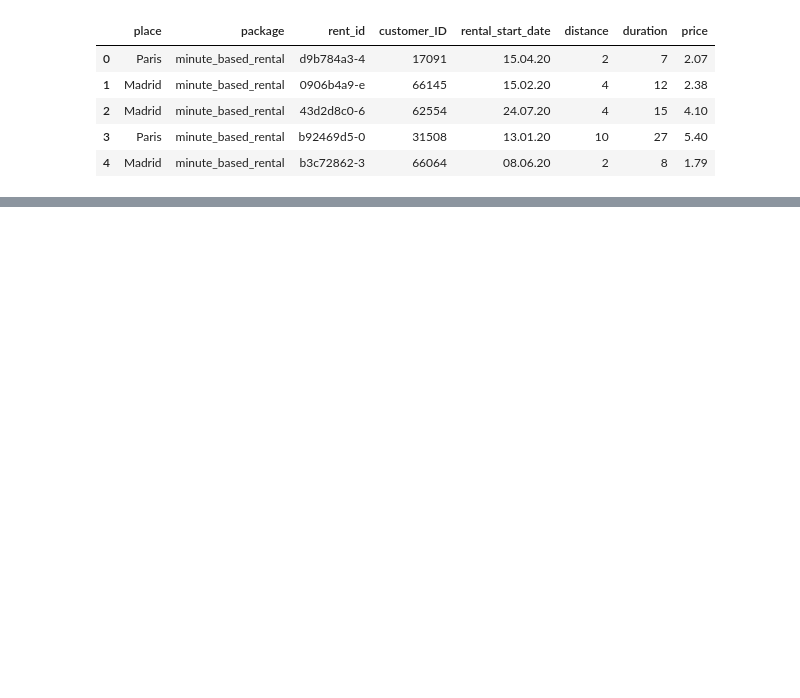
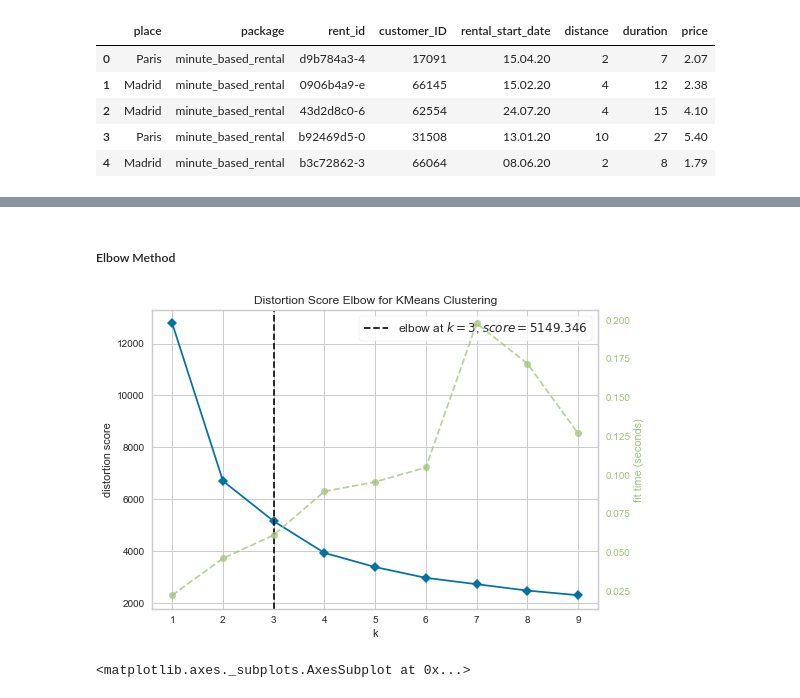
Before and after one commit to samsonafo/Building_Customers_Clusters_Using_Unsupervised_ML, a Jupyter notebook: model_development.ipynb, the cells around one changed output, grey strips where cells are left out. Saved outputs shown, nothing was run; the diff lists cells and outputs as text; code cells hidden in the pictures; blank space fills up the shorter version.

```diff
--- a/model_development.ipynb
+++ b/model_development.ipynb
@@ -35,0 +59,5 @@ rentals.head()
+# %%
+#merge the 2 dataframe's together.
+
+df = rentals.merge(customers, on='customer_ID')
+df.head()
@@ -35,0 +116,8 @@ rentals.head()
+# %%
+#initialize the ordinal_encoder for Gender
+ce_ord = ce.OrdinalEncoder(cols = ['sex'])
+
+#set up the column transfomer
+ct = ColumnTransformer([
+        ('transformer', Normalizer(norm='l1'), ['customer_age', 'mean_monthly_rental_revenue','mean_monthly_rental_duration','registration_to_rental_days'])
+    ], remainder='passthrough')
@@ -35,0 +145,15 @@ rentals.head()
+# %%
+#build a mean MiniBatchKMeans model
+minibatch = MiniBatchKMeans(n_clusters=4,batch_size=1000)
+
+#build a pipeline for the kmeans clustering model
+pipe_minibatch = Pipeline([('ordinal_encode',ce_ord),
+                           ('transformer', ct),
+                          ('minbatch', minibatch)])
+
+
+#fit the mean shift model
+pipe_minibatch.fit(customers_)
+
+#assign a cluster to each customer using the shift model
+customer_cluster_minibatch = pipe_minibatch.predict(customers_)
@@ -35,0 +244,22 @@ rentals.head()
+# %%
+#copy the customers_ into optimize_df
+optimize_df = customers_.copy()
+
+#transform the sex column
+optimize_df = ce_ord.fit_transform(optimize_df)
+
+#column transformer
+optimize_df = ct.fit_transform(optimize_df)
+# %% [markdown]
+##### Elbow Method
+# %%
+from yellowbrick.cluster import KElbowVisualizer
+
+visualizer = KElbowVisualizer(pipe_kmeans[2], k=(1,10))  #pipe_kmeans[2] is the model
+
+visualizer.fit(optimize_df)
+
+visualizer.show()
+# %% [output]
+[figure, added]
+<matplotlib.axes._subplots.AxesSubplot at 0x...>
```
Also changed, not shown: parts of 28 cells of this notebook, 1 other file.
